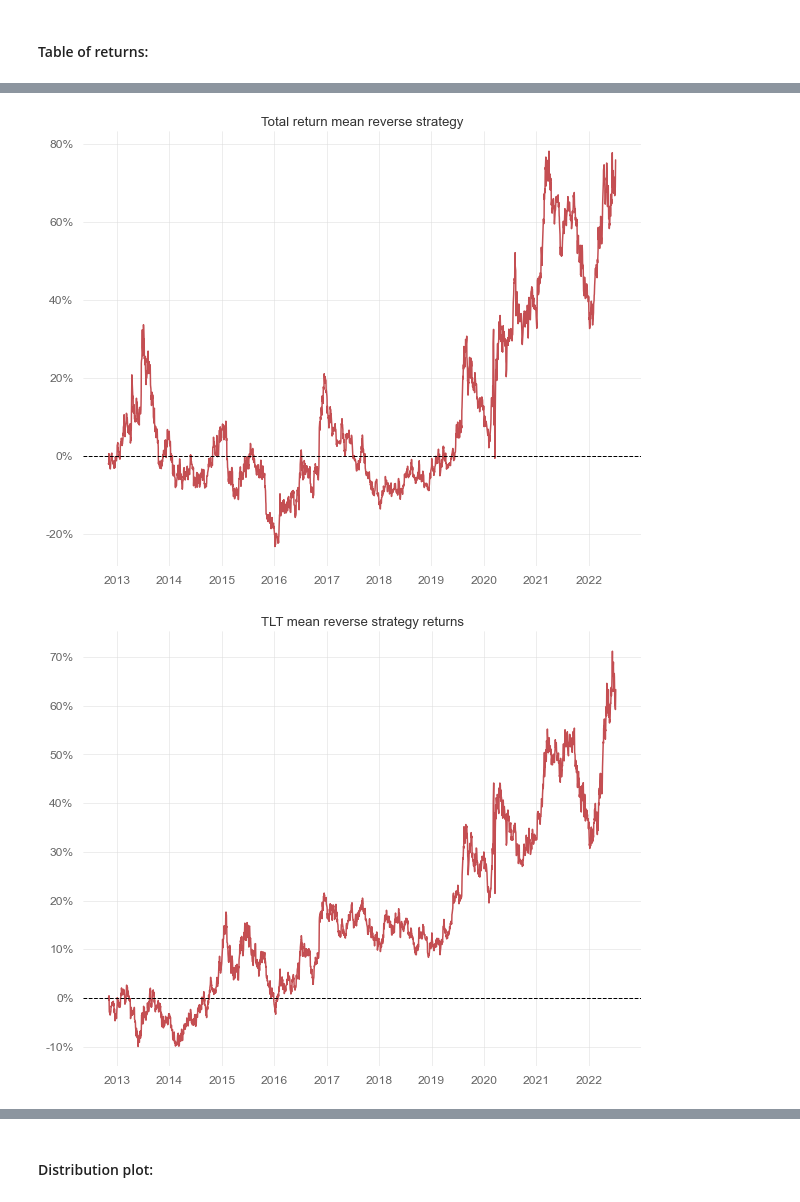
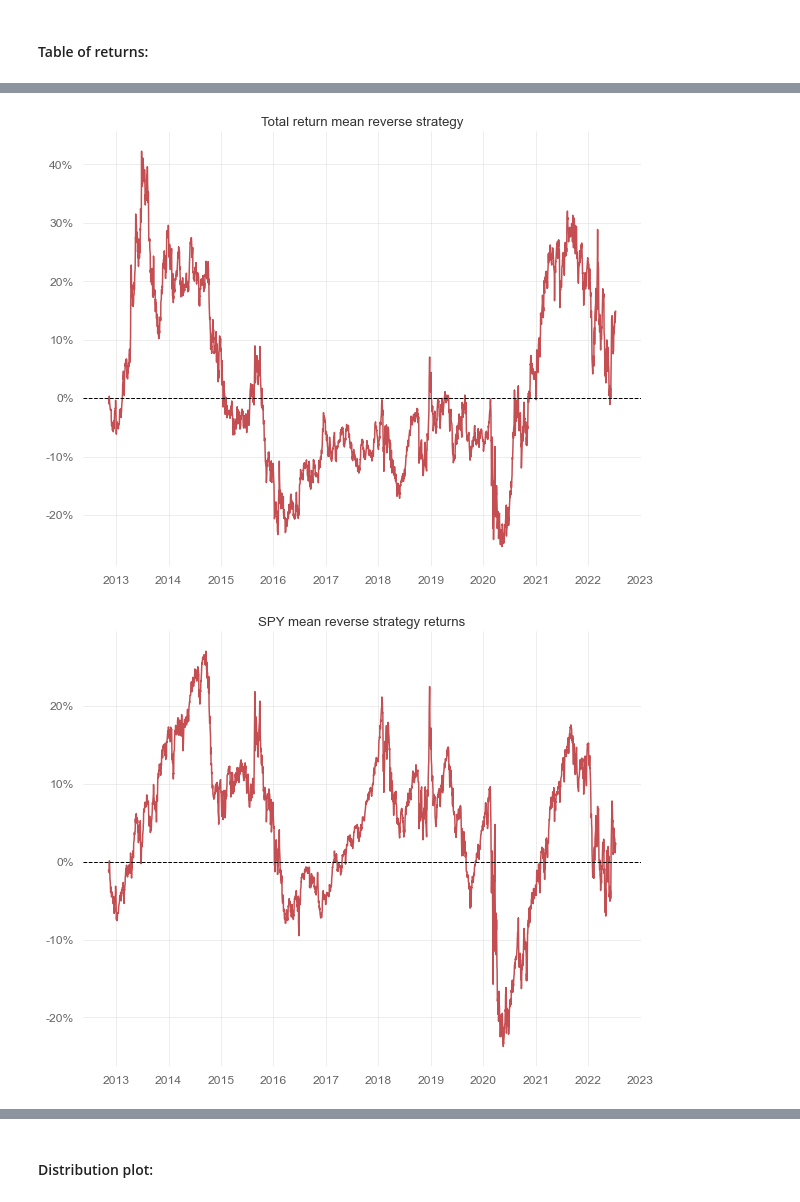
Before and after one commit to zazzooo/MATS, a Jupyter notebook: notebooks/report.ipynb, the cells around one changed output, grey strips where cells are left out. Drawn from its saved outputs; the diff is of its cells as text; code cells hidden in the pictures.

Commit message:
explore data further

```diff
--- a/notebooks/report.ipynb
+++ b/notebooks/report.ipynb
@@ -28,7 +28,7 @@ import volatility_estimator as ve
 #parameters
 short = 20
 long = 80
-list_securities = ['GLD', 'TLT']
+list_securities = ['SPY', 'GLD']
 debug_xl = False
 # %%
 #compute unique names
@@ -167,22 +167,22 @@ fig = ax.get_figure()
 fig.set_size_inches(10,8)
 #fig.savefig('../img/satchell_1x_leverage.png')
 # %% [output]
-[figure, old version]
+[figure, new version]
 # %%
 fig, ax = plt.subplots(figsize=(10,8))
-ax.set_title('TLT mean reverse strategy returns')
+ax.set_title('SPY mean reverse strategy returns')
 ax.spines['top'].set_visible(False)
 ax.spines['right'].set_visible(False)
 ax.spines['bottom'].set_visible(False)
 ax.spines['left'].set_visible(False)
 fig.set_facecolor('white')
 ax.set_facecolor('white')
-ax.plot(compsum(data_earnings['TLT']), lw=1.5, color='r', alpha=1)
+ax.plot(compsum(data_earnings['SPY']), lw=1.5, color='r', alpha=1)
 ax.axhline(0, ls="--", lw=1, color="#000000", zorder=2)
 ax.yaxis.set_major_formatter(_FuncFormatter(format_pct_axis))
 #ax.legend()
 fig = ax.get_figure()
 fig.set_size_inches(10,8)
-fig.savefig('../img/TLT_ret_MATS_long_80_short_20.png')
+fig.savefig('../img/SPY_ret_MATS_long_80_short_20.png')
 # %% [output]
-[figure, old version]
+[figure, new version]
```
Also changed, not shown: parts of 7 cells of this notebook, 11 other files.
